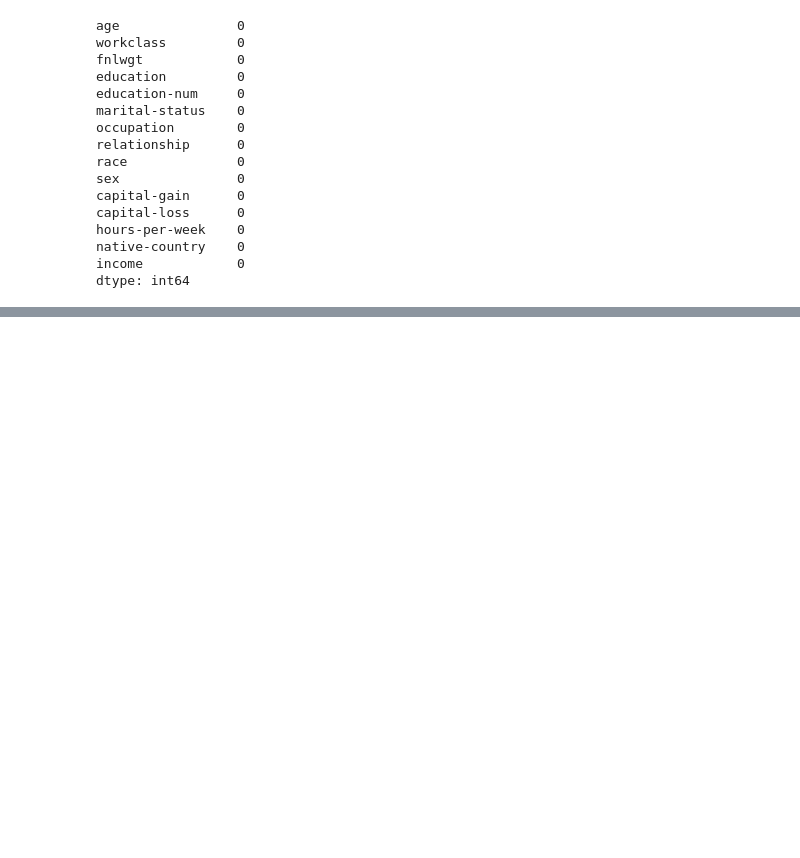
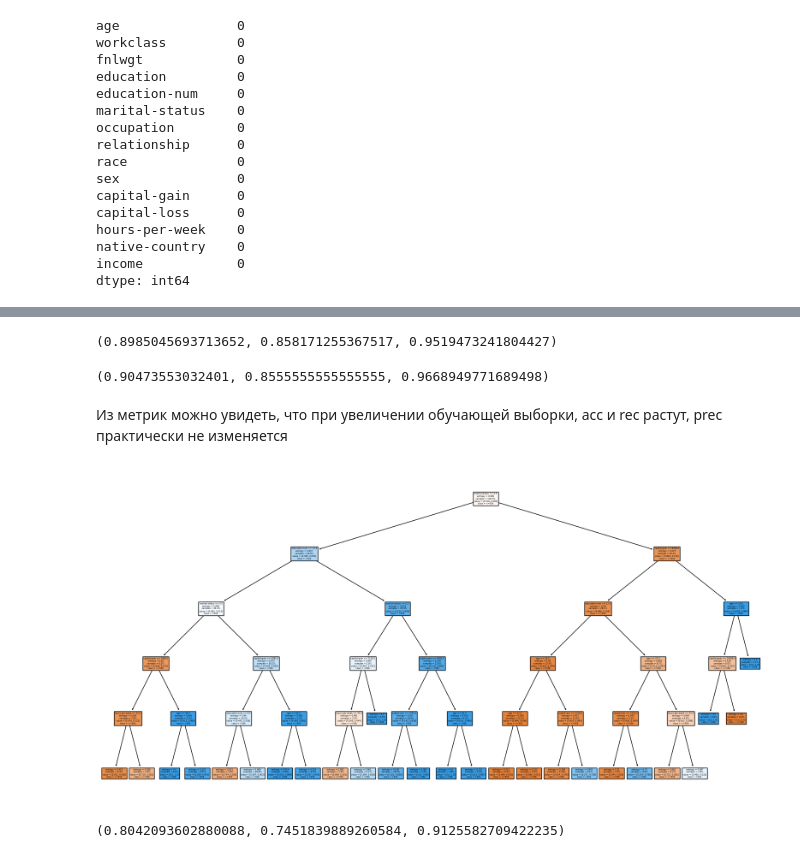
Before and after one commit to Santiperro/analytical-information-processing-technologies, a Jupyter notebook: classification/classification.ipynb, the cells around one changed output, grey strips where cells are left out. Cells and saved outputs as stored; diff of their text form; code cells hidden in the pictures; blank space fills up the shorter version.

```diff
--- a/classification/classification.ipynb
+++ b/classification/classification.ipynb
@@ -154,0 +253,21 @@ y_pred = model.predict(test_x)
+# %%
+# Метрики дерева с обучащей выборкой 80
+acc, prec, rec = classify_with_dectree(dataset_augmented, 'entropy', 80)
+acc, prec, rec
+# %% [output]
+(0.8985045693713652, 0.858171255367517, 0.9519473241804427)
+# %%
+# Метрики дерева с обучащей выборкой 90
+acc, prec, rec = classify_with_dectree(dataset_augmented, 'entropy', 90)
+acc, prec, rec
+# %% [output]
+(0.90473553032401, 0.8555555555555555, 0.9668949771689498)
+# %% [markdown]
+Из метрик можно увидеть, что при увеличении обучающей выборки, acc и rec растут,
+prec практически не изменяется
+# %%
+# Визулизация дерева глубиной 5
+acc, prec, rec = classify_with_dectree(dataset_augmented, 'entropy', 80, visualize=True)
+# %% [output]
+[figure, added]
+(0.8042093602880088, 0.7451839889260584, 0.9125582709422235)
```
Also changed, not shown: parts of 23 cells of this notebook, 5 other files.
